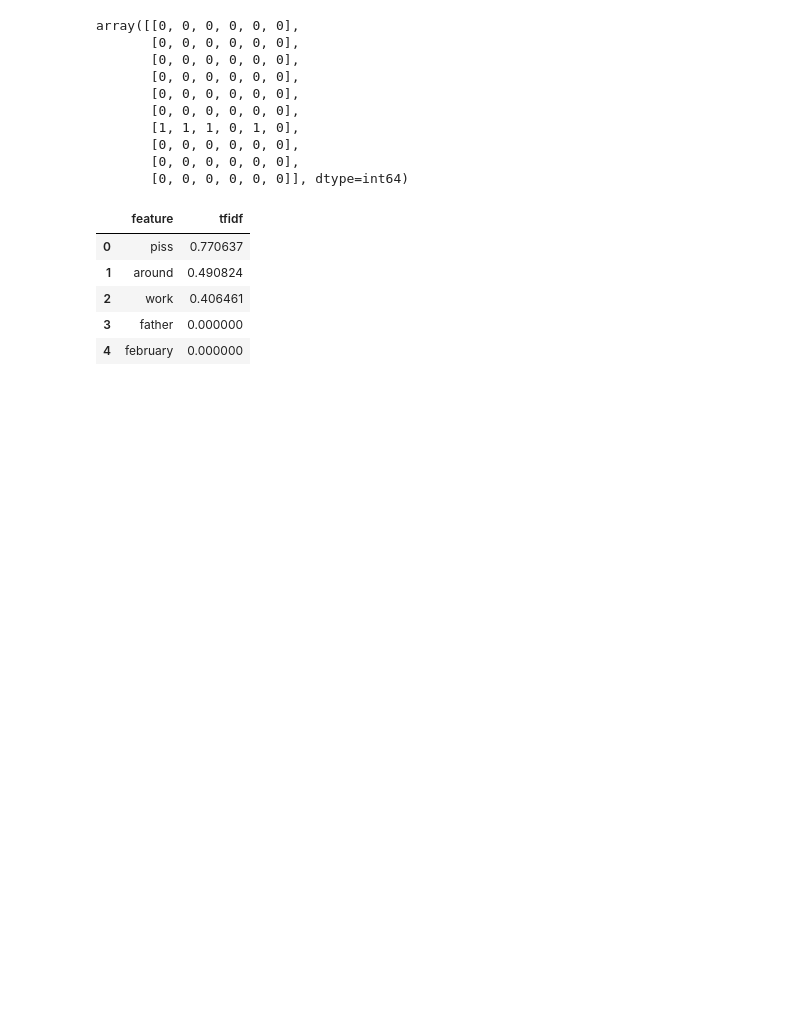
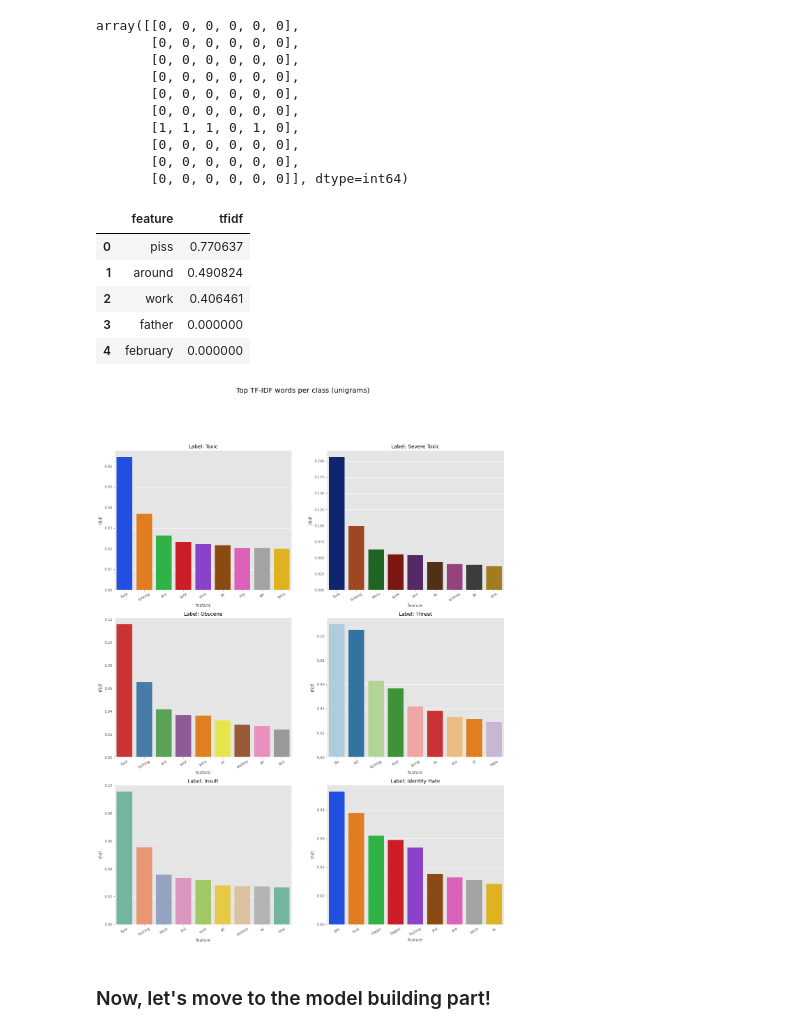
Before and after one commit to vipul-shinde/toxic-comment-classification, a Jupyter notebook: notebooks/01-eda-and-data-cleaning.ipynb, the cells around one changed output. Cells and saved outputs as stored; diff of their text form; code cells hidden in the pictures; blank space fills up the shorter version.

```diff
--- a/notebooks/01-eda-and-data-cleaning.ipynb
+++ b/notebooks/01-eda-and-data-cleaning.ipynb
@@ -362,3 +369,42 @@ def top_feats_by_class(Xtr, features, min_tfidf=0.1, top_n=25):
     return dfs
 # %%
 top_features_per_class = top_feats_by_class(X, features=features, top_n=10)
+# %%
+# Plotting the above results to get an overview
+fig, axes = plt.subplots(3, 2, figsize = (20, 25), sharey= False)
+fig.suptitle('Top TF-IDF words per class (unigrams)', fontsize = 20)
+
+# Toxic
+sns.barplot(ax=axes[0, 0], x=top_features_per_class[0].feature.iloc[0:9], y=top_features_per_class[0].tfidf.iloc[0:9], palette='bright')
+axes[0, 0].set_title('Label: Toxic')
+axes[0, 0].tick_params(axis = 'x', rotation=30, labelsize = 'medium')
+
+# Severe Toxic
+sns.barplot(ax=axes[0, 1], x=top_features_per_class[1].feature.iloc[0:9], y=top_features_per_class[1].tfidf.iloc[0:9], palette='dark')
+axes[0, 1].set_title('Label: Severe Toxic')
+axes[0, 1].tick_params(axis = 'x', rotation=30, labelsize = 'medium')
+
+# Obscene
+sns.barplot(ax=axes[1, 0], x=top_features_per_class[2].feature.iloc[0:9], y=top_features_per_class[2].tfidf.iloc[0:9], palette='Set1')
+axes[1, 0].set_title('Label: Obscene')
+axes[1, 0].tick_params(axis = 'x', rotation=30, labelsize = 'medium')
+
+# Threat
+sns.barplot(ax=axes[1, 1], x=top_features_per_class[3].feature.iloc[0:9], y=top_features_per_class[3].tfidf.iloc[0:9], palette='Paired')
+axes[1, 1].set_title('Label: Threat')
+axes[1, 1].tick_params(axis = 'x', rotation=30, labelsize = 'medium')
+
+# Insult
+sns.barplot(ax=axes[2, 0], x=top_features_per_class[4].feature.iloc[0:9], y=top_features_per_class[4].tfidf.iloc[0:9], palette='Set2')
+axes[2, 0].set_title('Label: Insult')
+axes[2, 0].tick_params(axis = 'x', rotation=30, labelsize = 'medium')
+
+
+# Identity hate
+sns.barplot(ax=axes[2, 1], x=top_features_per_class[5].feature.iloc[0:9], y=top_features_per_class[5].tfidf.iloc[0:9], palette='bright')
+axes[2, 1].set_title('Label: Identity Hate')
+axes[2, 1].tick_params(axis = 'x', rotation=30, labelsize = 'medium')
+# %% [output]
+[figure, added]
+# %% [markdown]
+### Now, let's move to the model building part!
```
Also changed, not shown: parts of 4 cells of this notebook, 1 other file.
